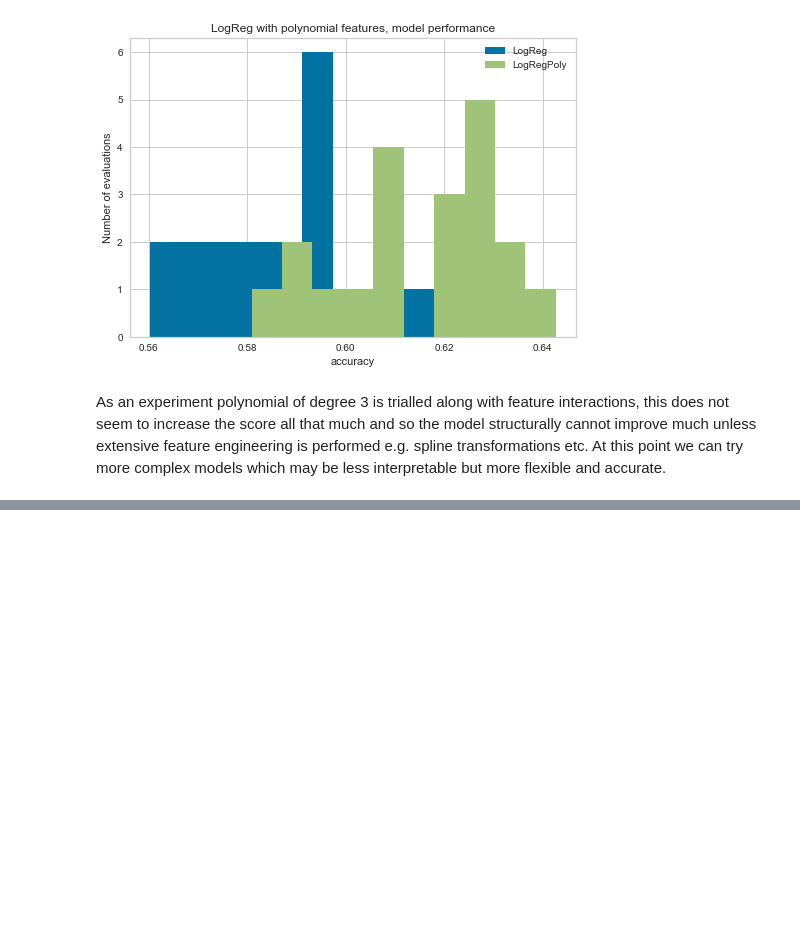
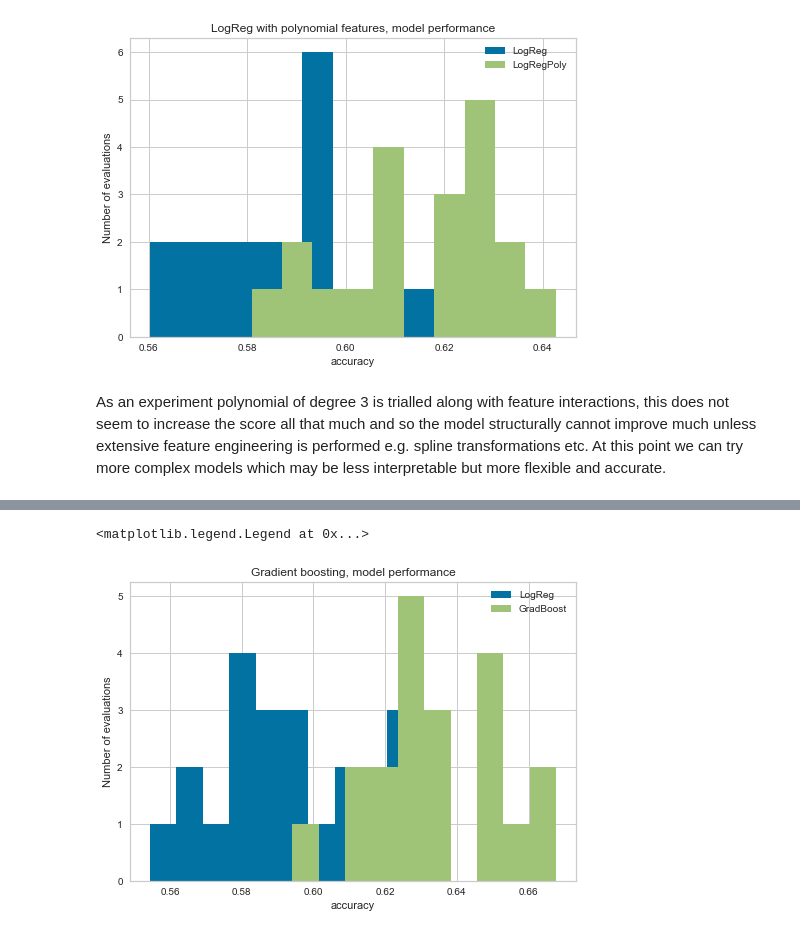
Before and after one commit to prteek/bedroom-prediction, a Jupyter notebook: data_analysis_and_modelling.ipynb, the cells around one changed output, grey strips where cells are left out. Saved outputs shown, nothing was run; the diff lists cells and outputs as text; code cells hidden in the pictures; blank space fills up the shorter version.

Commit message:
added ensemble models

```diff
--- a/data_analysis_and_modelling.ipynb
+++ b/data_analysis_and_modelling.ipynb
@@ -327,0 +320,14 @@ At this point we can try more complex models which may be less interpretable but
+# %%
+from sklearn.ensemble import GradientBoostingClassifier
+model = GradientBoostingClassifier()
+
+cv_score_gb = cross_val_score(model, X_train, y_train, cv=20, scoring='accuracy', n_jobs=-1)
+plt.hist(cv_score_logreg, label='LogReg')
+plt.hist(cv_score_gb, label='GradBoost')
+plt.title("Gradient boosting, model performance")
+plt.xlabel("accuracy")
+plt.ylabel("Number of evaluations")
+plt.legend()
+# %% [output]
+<matplotlib.legend.Legend at 0x...>
+[figure, added]
```
Also changed, not shown: parts of 17 cells of this notebook.
